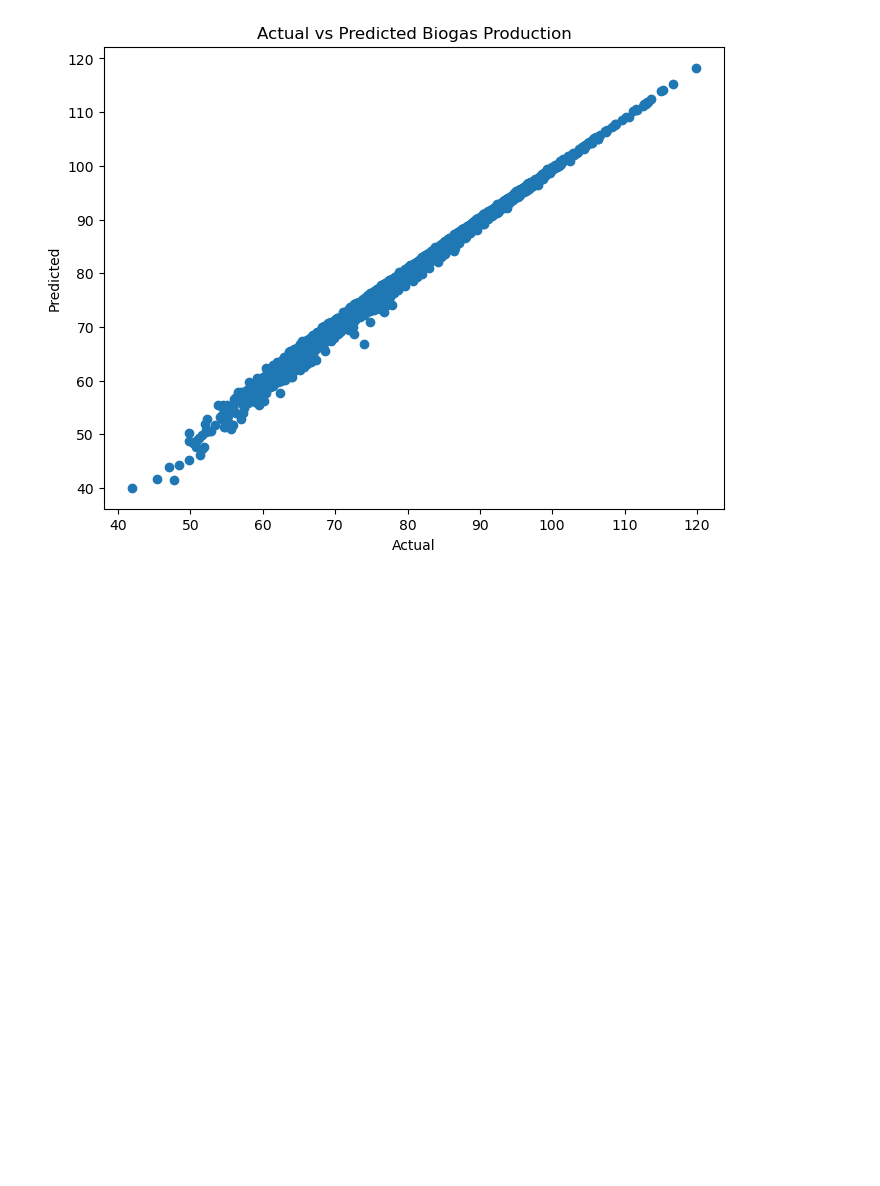
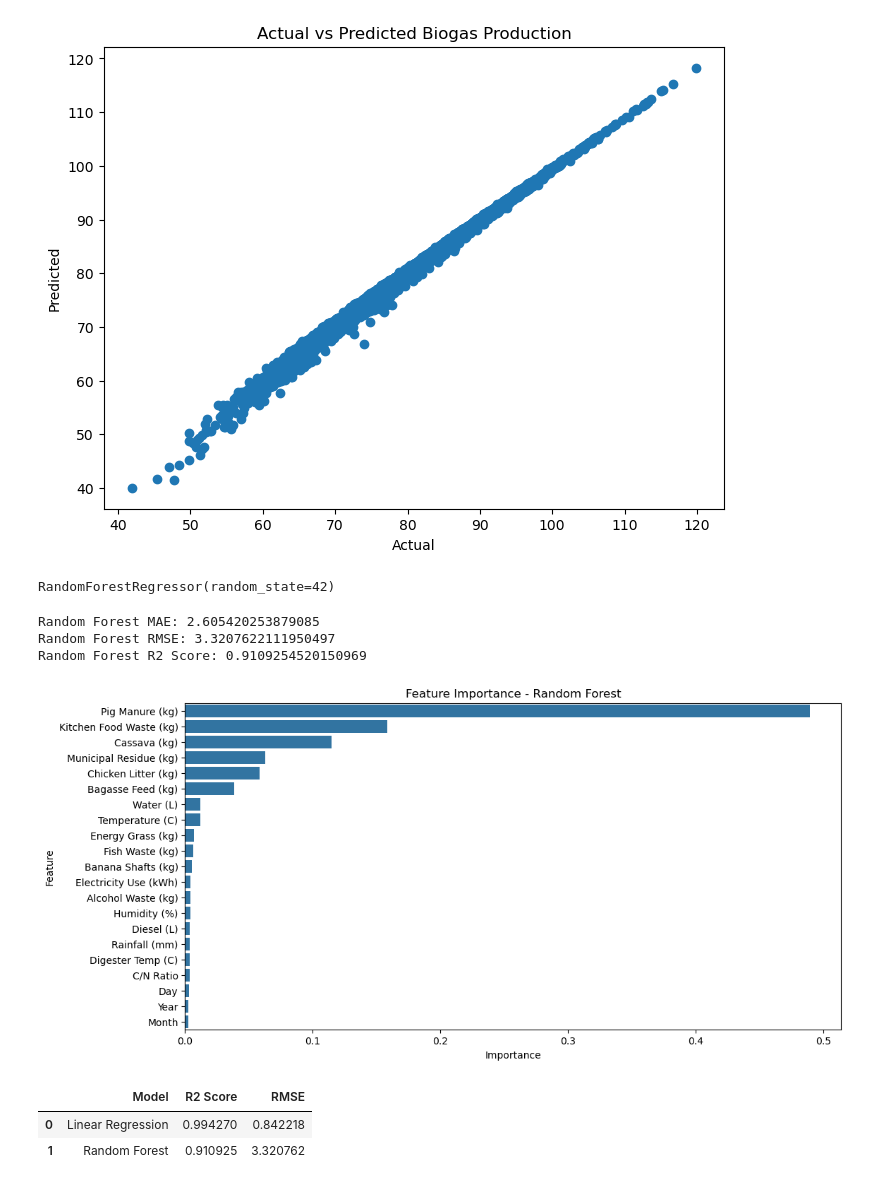
Before and after one commit to adhiraj0905/biogas-yield-prediction, a Jupyter notebook: notebooks/02_model_training.ipynb, the cells around one changed output. Drawn from its saved outputs; the diff is of its cells as text; code cells hidden in the pictures; blank space fills up the shorter version.

```diff
--- a/notebooks/02_model_training.ipynb
+++ b/notebooks/02_model_training.ipynb
@@ -80,3 +83,12 @@ plt.title("Actual vs Predicted Biogas Production")
 plt.show()
 # %% [output]
 [figure]
+# %%
+rf_model = RandomForestRegressor(
+    n_estimators=100,
+    random_state=42
+)
+
+rf_model.fit(X_train, y_train)
+# %% [output]
+RandomForestRegressor(random_state=42)
@@ -82,0 +97,53 @@ plt.show()
+# %%
+rf_mae = mean_absolute_error(y_test, rf_pred)
+
+rf_mse = mean_squared_error(y_test, rf_pred)
+
+rf_rmse = np.sqrt(rf_mse)
+
+rf_r2 = r2_score(y_test, rf_pred)
+
+print("Random Forest MAE:", rf_mae)
+print("Random Forest RMSE:", rf_rmse)
+print("Random Forest R2 Score:", rf_r2)
+# %% [output]
+Random Forest MAE: 2.605420253879085
+Random Forest RMSE: 3.3207622111950497
+Random Forest R2 Score: 0.9109254520150969
+# %%
+importance = rf_model.feature_importances_
+
+feature_names = X.columns
+
+feature_df = pd.DataFrame({
+    "Feature": feature_names,
+    "Importance": importance
+})
+
+feature_df = feature_df.sort_values(by="Importance", ascending=False)
+
+plt.figure(figsize=(12,6))
+
+sns.barplot(
+    x="Importance",
+    y="Feature",
+    data=feature_df
+)
+
+plt.title("Feature Importance - Random Forest")
+
+plt.show()
+# %% [output]
+[figure, added]
+# %%
+comparison = pd.DataFrame({
+    "Model": ["Linear Regression", "Random Forest"],
+    "R2 Score": [r2, rf_r2],
+    "RMSE": [rmse, rf_rmse]
+})
+
+comparison
+# %% [output]
+|  | Model | R2 Score | RMSE |
+| 0 | Linear Regression | 0.994270 | 0.842218 |
+| 1 | Random Forest | 0.910925 | 3.320762 |
```
Also changed, not shown: parts of 2 cells of this notebook.
